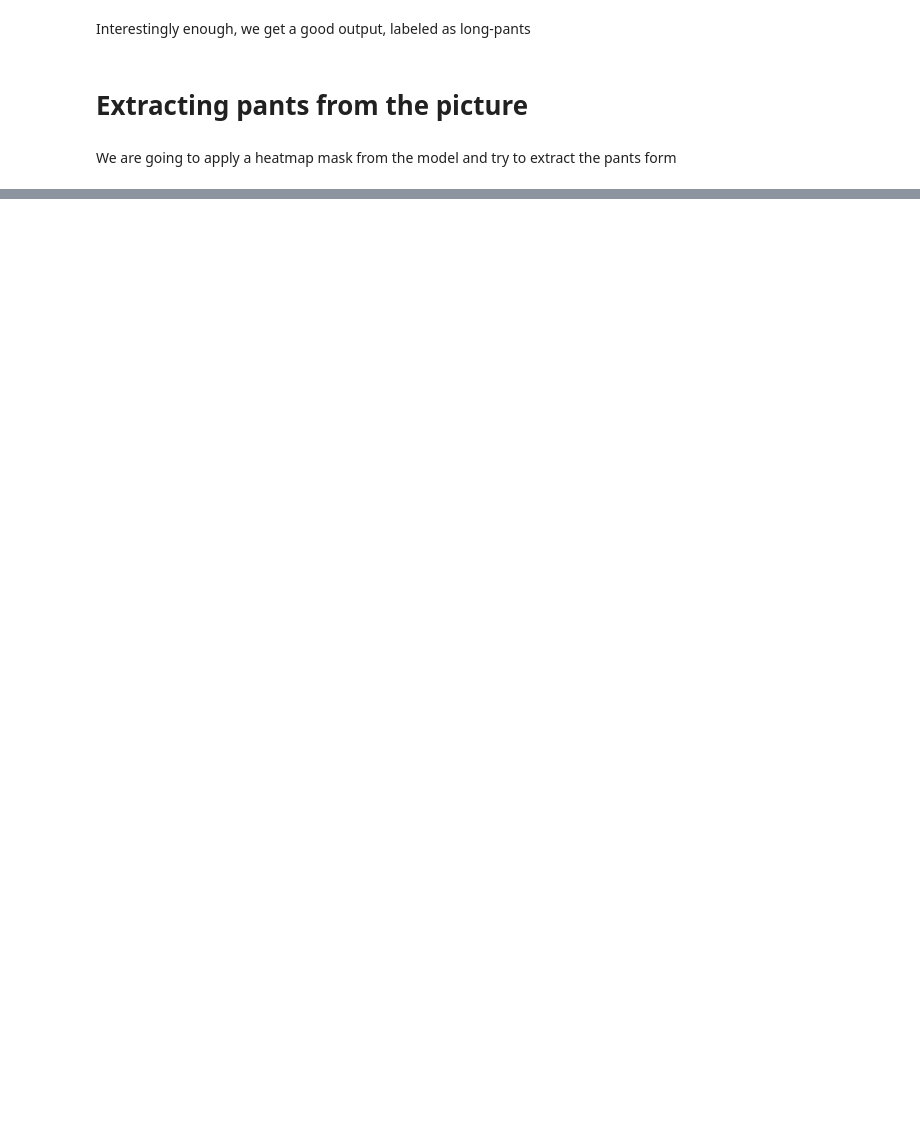
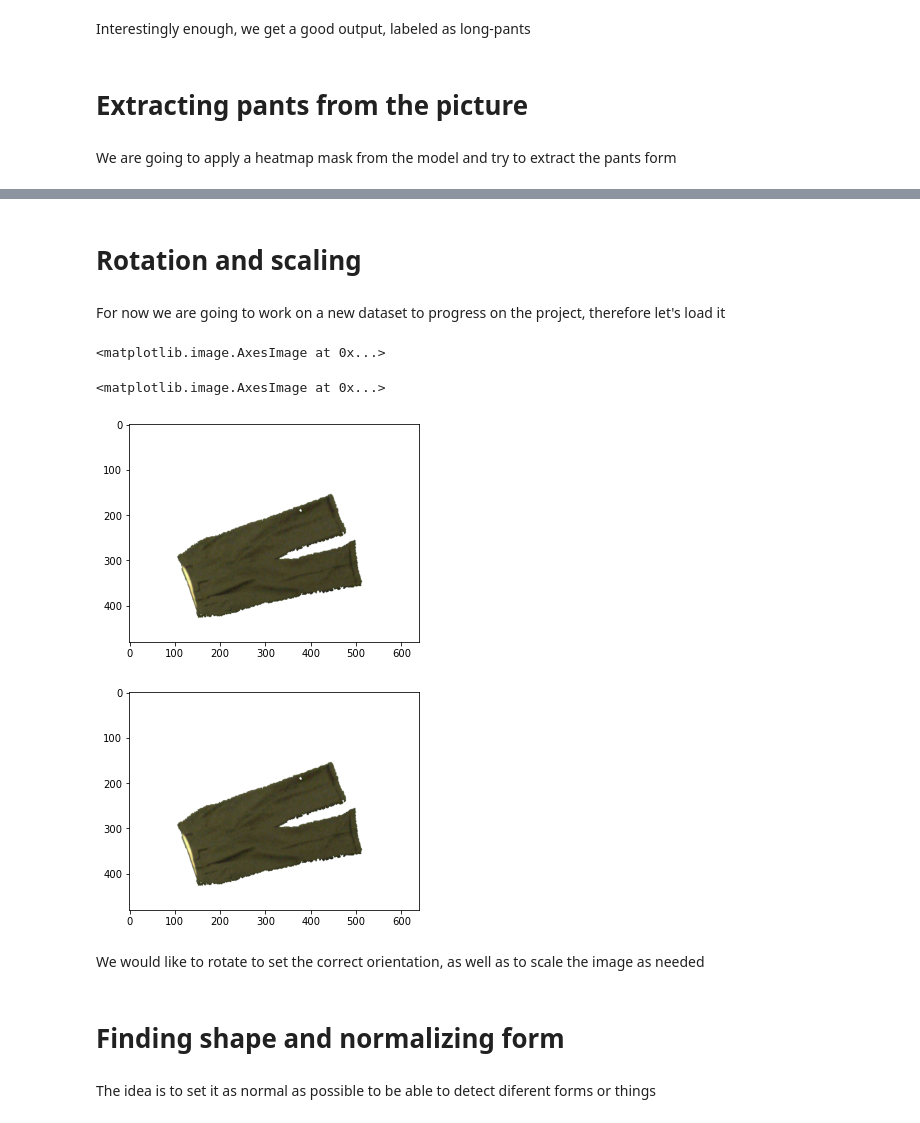
Before and after one commit to ensapra/TreballFinaldeGrau, a Jupyter notebook: ComputerVision/OptionA.ipynb, the cells around one changed output, grey strips where cells are left out. Saved outputs shown, nothing was run; the diff lists cells and outputs as text; code cells hidden in the pictures; blank space fills up the shorter version.

```diff
--- a/ComputerVision/OptionA.ipynb
+++ b/ComputerVision/OptionA.ipynb
@@ -137,0 +144,15 @@ newImage = cv2.bitwise_or(pant_img, pant_img, mask = invertedMask)
+# %% [markdown]
+# Rotation and scaling
+# %% [markdown]
+For now we are going to work on a new dataset to progress on the project, therefore let's load it
+# %%
+img_original = cv2.imread(r'SimplePants\wide_stereo_optical_frame_birdseye_2010-09-07-20-46-50_thresh.png', cv2.IMREAD_UNCHANGED)
+img = img_original[:,:,::-1]
+plt.imshow(img)
+# %% [output]
+<matplotlib.image.AxesImage at 0x...>
+<matplotlib.image.AxesImage at 0x...>
+[figure, added]
+[figure, added]
+# %% [markdown]
+We would like to rotate to set the correct orientation, as well as to scale the image as needed
@@ -137,0 +161,4 @@ newImage = cv2.bitwise_or(pant_img, pant_img, mask = invertedMask)
+# %% [markdown]
+# Finding shape and normalizing form
+# %% [markdown]
+The idea is to set it as normal as possible to be able to detect diferent forms or things
```
Also changed, not shown: parts of 8 cells of this notebook, 3 other files.
